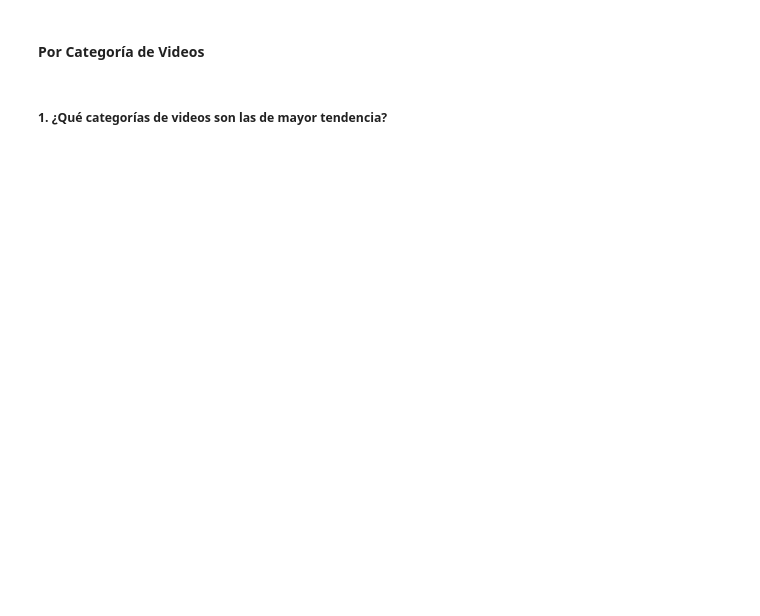
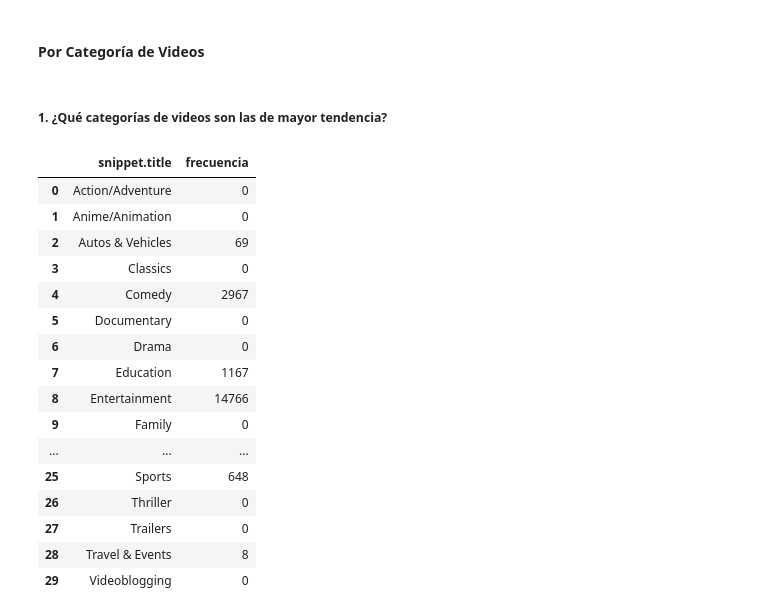
Before and after one commit to Adm-Info/EB-2022-1-CC50, a Jupyter notebook: code/4.preproc-req-cats-preg1.ipynb, the cells around one changed output. Drawn from its saved outputs; the diff is of its cells as text; code cells hidden in the pictures; blank space fills up the shorter version.

```diff
--- a/code/4.preproc-req-cats-preg1.ipynb
+++ b/code/4.preproc-req-cats-preg1.ipynb
@@ -29,0 +15,20 @@ def outliersToMax(cat, since:int, col = 'views'):
+# %%
+cat_tend
+# %% [output]
+|  | snippet.title | frecuencia |
+| 0 | Action/Adventure | 0 |
+| 1 | Anime/Animation | 0 |
+| 2 | Autos & Vehicles | 69 |
+| 3 | Classics | 0 |
+| 4 | Comedy | 2967 |
+| 5 | Documentary | 0 |
+| 6 | Drama | 0 |
+| 7 | Education | 1167 |
+| 8 | Entertainment | 14766 |
+| 9 | Family | 0 |
+| ... | ... | ... |
+| 25 | Sports | 648 |
+| 26 | Thriller | 0 |
+| 27 | Trailers | 0 |
+| 28 | Travel & Events | 8 |
+| 29 | Videoblogging | 0 |
```
Also changed, not shown: parts of 5 cells of this notebook, 5 other files.
